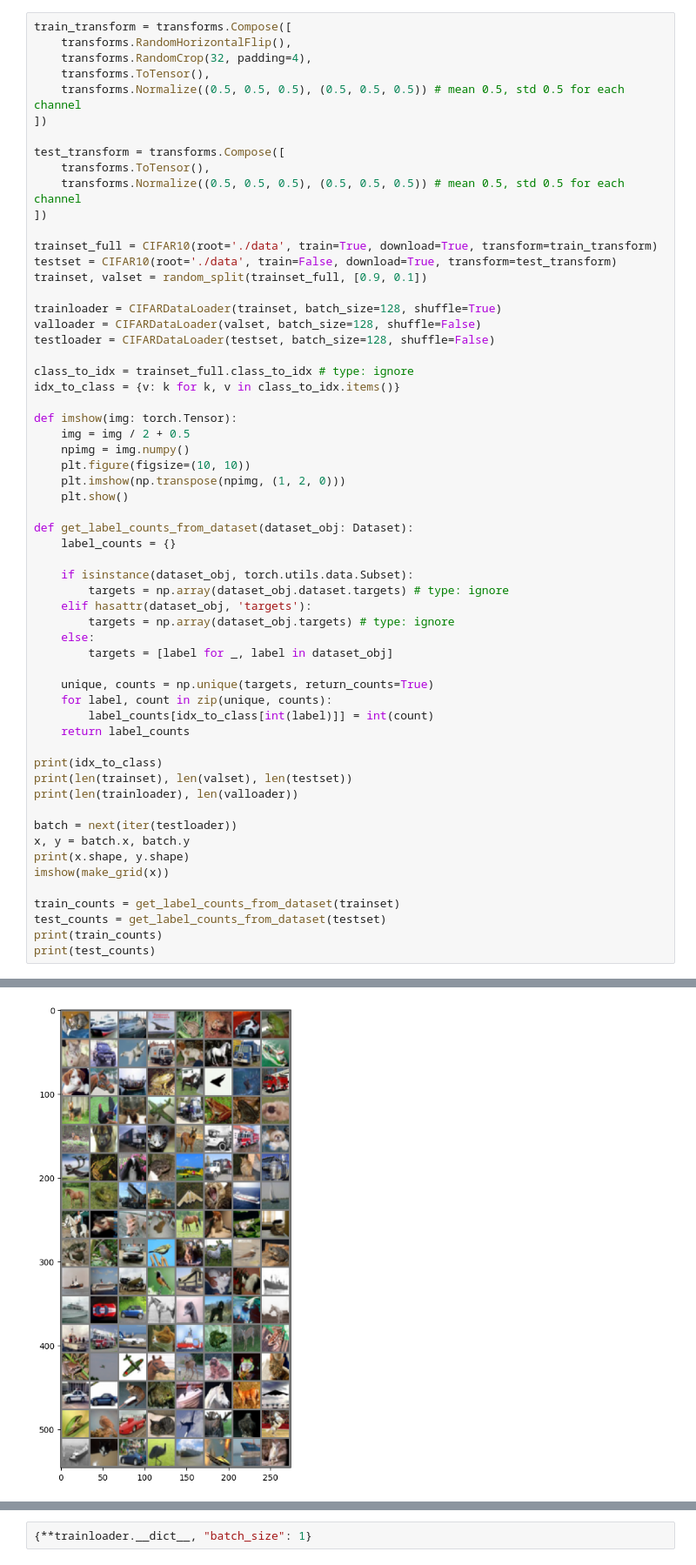
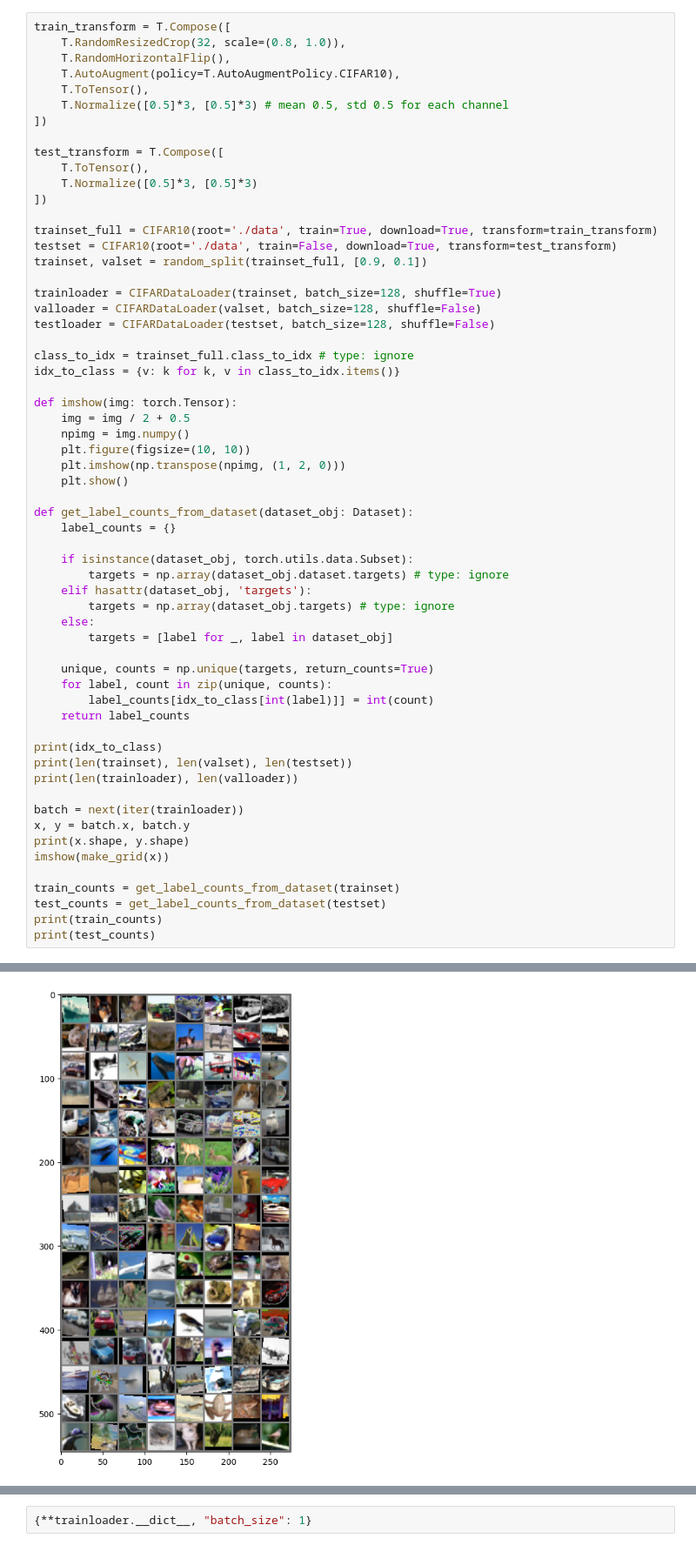
Before and after one commit to vmork/transformers, a Jupyter notebook: src/transformers/vision/cifar.ipynb, the cells around one changed output, grey strips where cells are left out. Shown at 87% size. Saved outputs shown, nothing was run; the diff lists cells and outputs as text.

Commit message:
vision transformer

```diff
--- a/src/transformers/vision/cifar.ipynb
+++ b/src/transformers/vision/cifar.ipynb
@@ -26,16 +28,17 @@ print(f"using device: {device}")
 # %% [output]
 using device: mps
 # %%
-train_transform = transforms.Compose([
-    transforms.RandomHorizontalFlip(),
-    transforms.RandomCrop(32, padding=4),
-    transforms.ToTensor(),
-    transforms.Normalize((0.5, 0.5, 0.5), (0.5, 0.5, 0.5)) # mean 0.5, std 0.5 for each channel
+train_transform = T.Compose([
+    T.RandomResizedCrop(32, scale=(0.8, 1.0)),
+    T.RandomHorizontalFlip(),
+    T.AutoAugment(policy=T.AutoAugmentPolicy.CIFAR10),
+    T.ToTensor(),
+    T.Normalize([0.5]*3, [0.5]*3) # mean 0.5, std 0.5 for each channel
 ])
 
-test_transform = transforms.Compose([
-    transforms.ToTensor(),
-    transforms.Normalize((0.5, 0.5, 0.5), (0.5, 0.5, 0.5)) # mean 0.5, std 0.5 for each channel
+test_transform = T.Compose([
+    T.ToTensor(),
+    T.Normalize([0.5]*3, [0.5]*3)
 ])
 
 trainset_full = CIFAR10(root='./data', train=True, download=True, transform=train_transform)
@@ -61,35 +64,35 @@ def get_label_counts_from_dataset(dataset_obj: Dataset):
 
     if isinstance(dataset_obj, torch.utils.data.Subset):
         targets = np.array(dataset_obj.dataset.targets) # type: ignore
     elif hasattr(dataset_obj, 'targets'):
         targets = np.array(dataset_obj.targets) # type: ignore
     else:
         targets = [label for _, label in dataset_obj]
 
     unique, counts = np.unique(targets, return_counts=True)
     for label, count in zip(unique, counts):
         label_counts[idx_to_class[int(label)]] = int(count)
     return label_counts
 
 print(idx_to_class)
 print(len(trainset), len(valset), len(testset))
 print(len(trainloader), len(valloader))
 
-batch = next(iter(testloader))
+batch = next(iter(trainloader))
 x, y = batch.x, batch.y
 print(x.shape, y.shape)
 imshow(make_grid(x))
 
 train_counts = get_label_counts_from_dataset(trainset)
 test_counts = get_label_counts_from_dataset(testset)
 print(train_counts)
 print(test_counts)
 # %% [output]
 {0: 'airplane', 1: 'automobile', 2: 'bird', 3: 'cat', 4: 'deer', 5: 'dog', 6: 'frog', 7: 'horse', 8: 'ship', 9: 'truck'}
 45000 5000 10000
 352 40
 torch.Size([128, 3, 32, 32]) torch.Size([128])
-[figure, old version]
+[figure, new version]
 {'airplane': 5000, 'automobile': 5000, 'bird': 5000, 'cat': 5000, 'deer': 5000, 'dog': 5000, 'frog': 5000, 'horse': 5000, 'ship': 5000, 'truck': 5000}
 {'airplane': 1000, 'automobile': 1000, 'bird': 1000, 'cat': 1000, 'deer': 1000, 'dog': 1000, 'frog': 1000, 'horse': 1000, 'ship': 1000, 'truck': 1000}
 # %%
```
Also changed, not shown: parts of 4 cells of this notebook, 10 other files.
